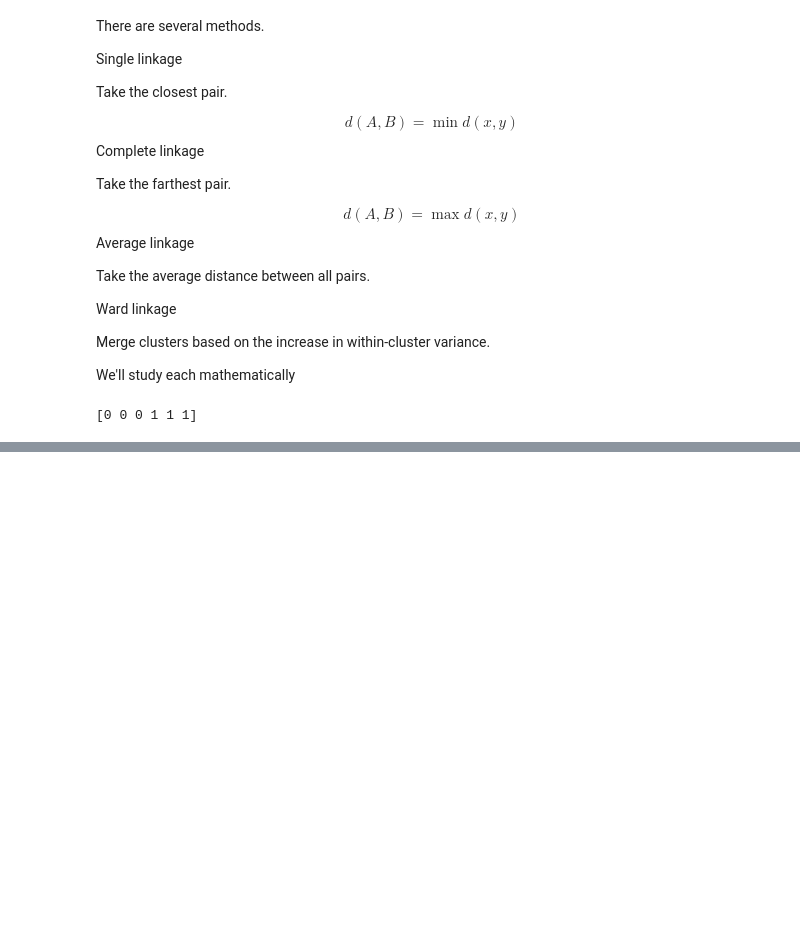
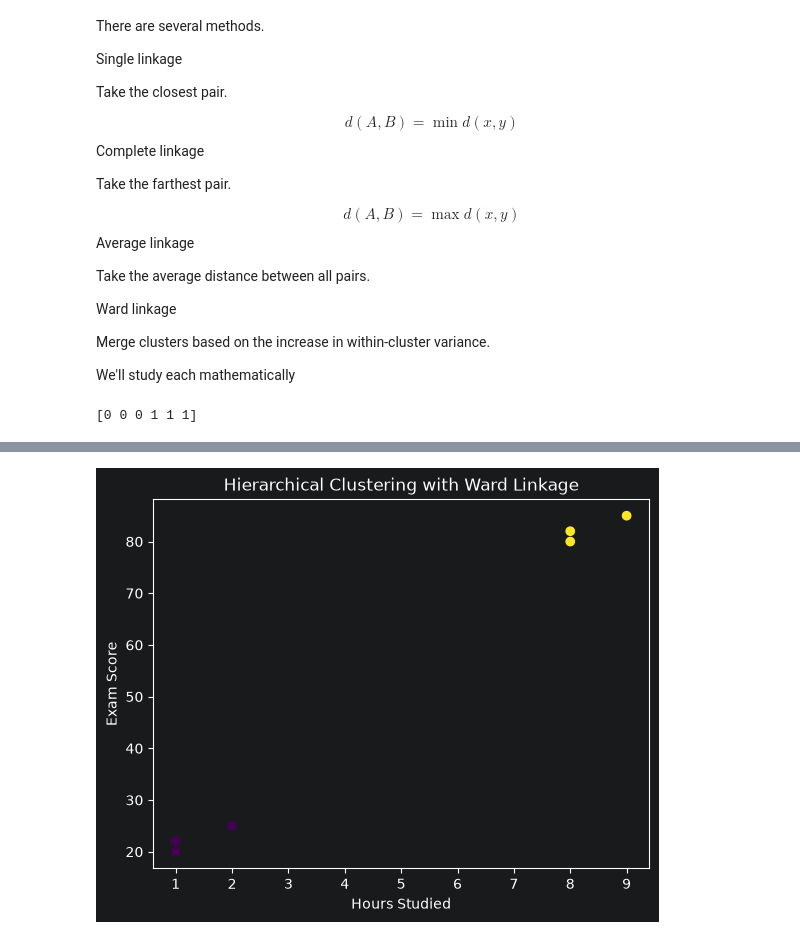
Before and after one commit to MUHAMMADZARYABKHAN-21/new.py, a Jupyter notebook: SCIKIT/LESSON26HIERARCHIALCLUSTERING.ipynb, the cells around one changed output, grey strips where cells are left out. Cells and saved outputs as stored; diff of their text form; code cells hidden in the pictures; blank space fills up the shorter version.

Commit message:
HIERARCIAL CLUSTERING+ward linkage

```diff
--- a/SCIKIT/LESSON26HIERARCHIALCLUSTERING.ipynb
+++ b/SCIKIT/LESSON26HIERARCHIALCLUSTERING.ipynb
@@ -101,3 +101,23 @@ labels=model.fit_predict(X_scaled)
 print(labels)
 # %% [output]
 [0 0 0 1 1 1]
+# %%
+from sklearn.preprocessing import StandardScaler
+from sklearn.cluster import AgglomerativeClustering
+
+# Select features
+X = df[["Hours_Studied", "Exam_Score"]]
+
+# Scale features
+scaler = StandardScaler()
+X_scaled = scaler.fit_transform(X)
+
+# Hierarchical clustering
+model = AgglomerativeClustering(
+    n_clusters=2,
+    linkage="ward"
+)
+
+labels = model.fit_predict(X_scaled)
+
+print(labels)
@@ -103,0 +126,4 @@ print(labels)
+# %%
+df["Cluster"] = labels
+
+print(df)
@@ -103,0 +138,16 @@ print(labels)
+# %%
+import matplotlib.pyplot as plt
+
+plt.scatter(
+    df["Hours_Studied"],
+    df["Exam_Score"],
+    c=df["Cluster"]
+)
+
+plt.xlabel("Hours Studied")
+plt.ylabel("Exam Score")
+plt.title("Hierarchical Clustering with Ward Linkage")
+
+plt.show()
+# %% [output]
+[figure, added]
```
Also changed, not shown: parts of 2 cells of this notebook.
